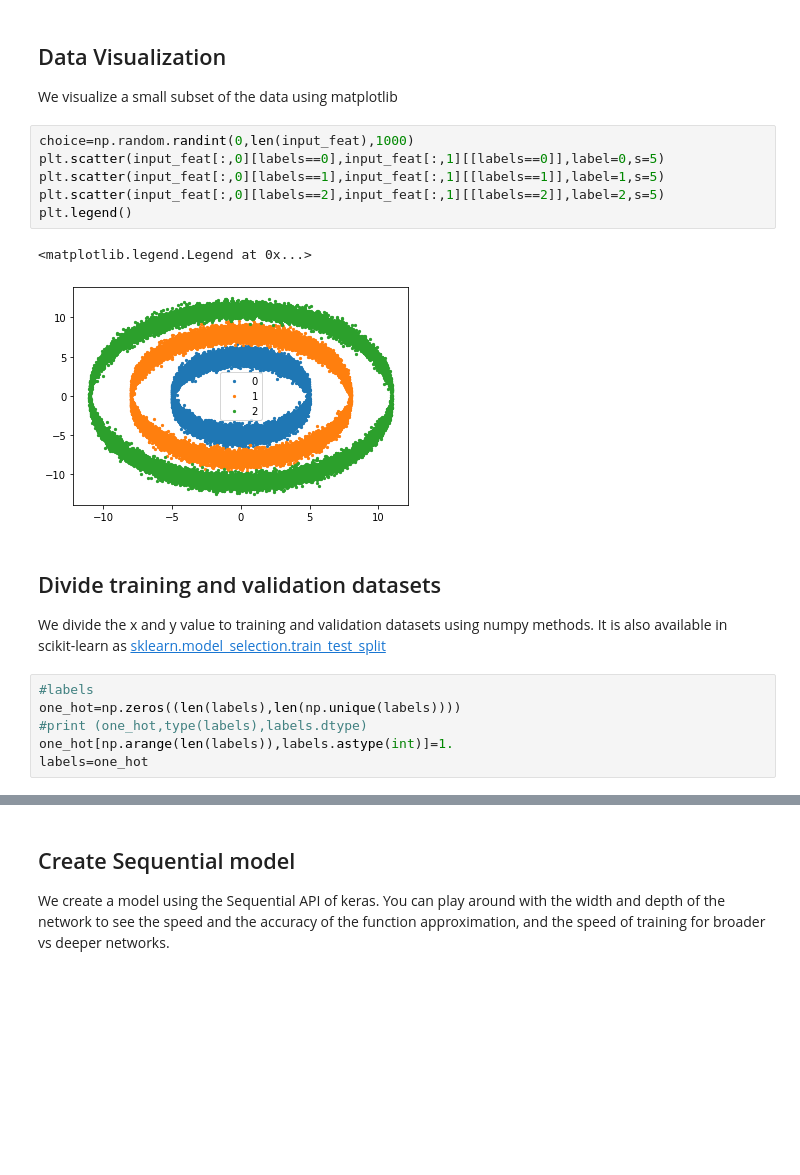
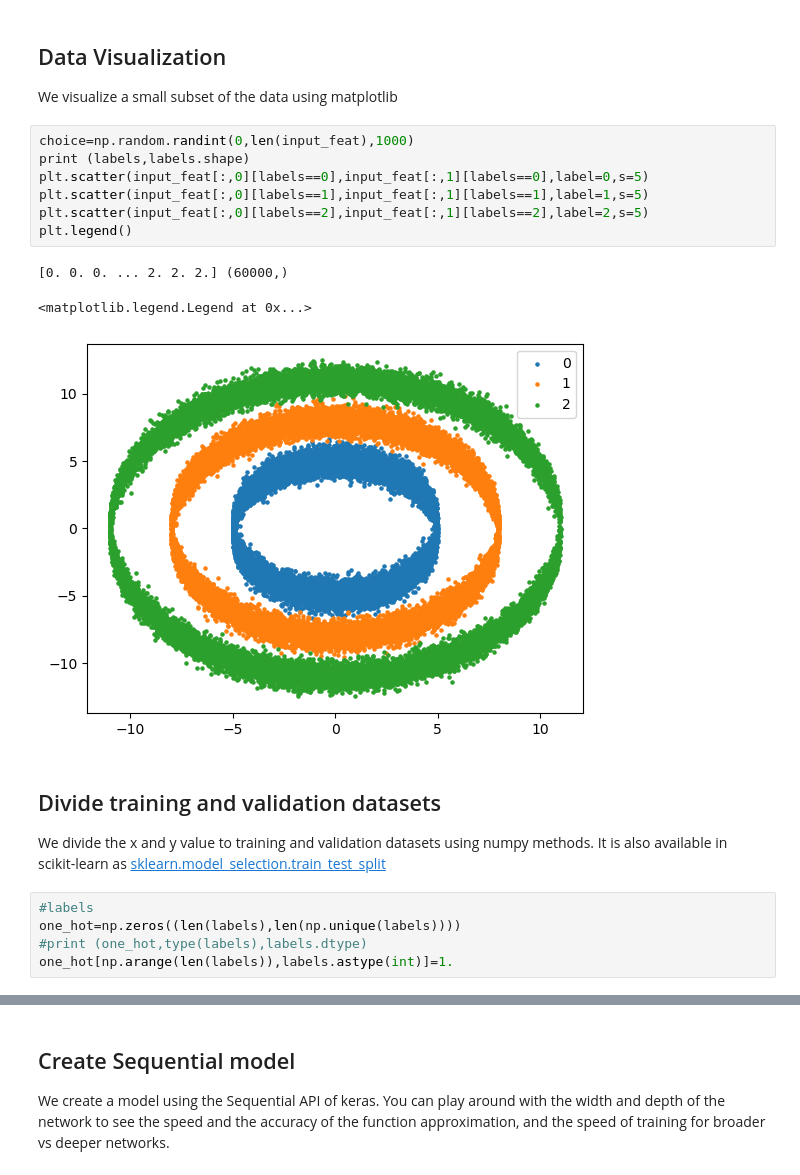
Before and after one commit to vishalngairangbam/icts_preschool, a Jupyter notebook: keras_seq_class.ipynb, the cells around one changed output, grey strips where cells are left out. Drawn from its saved outputs; the diff is of its cells as text; blank space fills up the shorter version.

```diff
--- a/keras_seq_class.ipynb
+++ b/keras_seq_class.ipynb
@@ -21,13 +24,15 @@ print (type(input_feat),input_feat.shape,type(labels),labels.shape)
 We visualize a small subset of the data using matplotlib
 # %%
 choice=np.random.randint(0,len(input_feat),1000)
-plt.scatter(input_feat[:,0][labels==0],input_feat[:,1][[labels==0]],label=0,s=5)
-plt.scatter(input_feat[:,0][labels==1],input_feat[:,1][[labels==1]],label=1,s=5)
-plt.scatter(input_feat[:,0][labels==2],input_feat[:,1][[labels==2]],label=2,s=5)
+print (labels,labels.shape)
+plt.scatter(input_feat[:,0][labels==0],input_feat[:,1][labels==0],label=0,s=5)
+plt.scatter(input_feat[:,0][labels==1],input_feat[:,1][labels==1],label=1,s=5)
+plt.scatter(input_feat[:,0][labels==2],input_feat[:,1][labels==2],label=2,s=5)
 plt.legend()
 # %% [output]
-<matplotlib.legend.Legend at 0x...>
+[0. 0. 0. ... 2. 2. 2.] (60000,)
+<matplotlib.legend.Legend at 0x...>
-[figure, old version]
+[figure, new version]
 # %% [markdown]
 ## Divide training and validation datasets
 We divide the x and y value to training and validation datasets using numpy methods.
@@ -37,7 +42,6 @@ It is also available in scikit-learn as [sklearn.model_selection.train_test_spli
 one_hot=np.zeros((len(labels),len(np.unique(labels))))
 #print (one_hot,type(labels),labels.dtype)
 one_hot[np.arange(len(labels)),labels.astype(int)]=1.
-labels=one_hot
 # %%
 all_inds=np.arange(len(input_feat))
 np.random.seed(145431)
```
Also changed, not shown: parts of 6 cells of this notebook, 1 other file.
